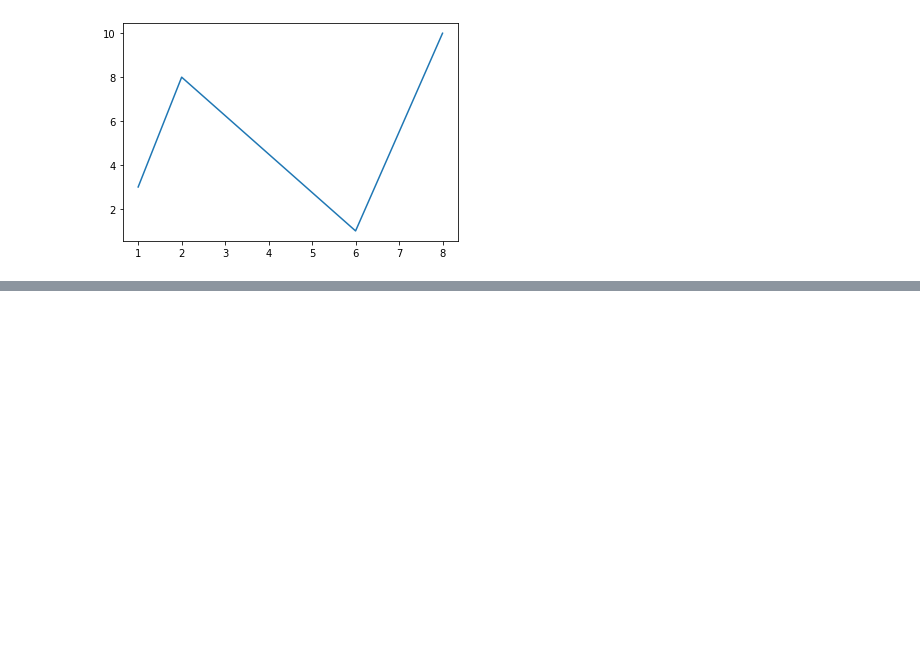
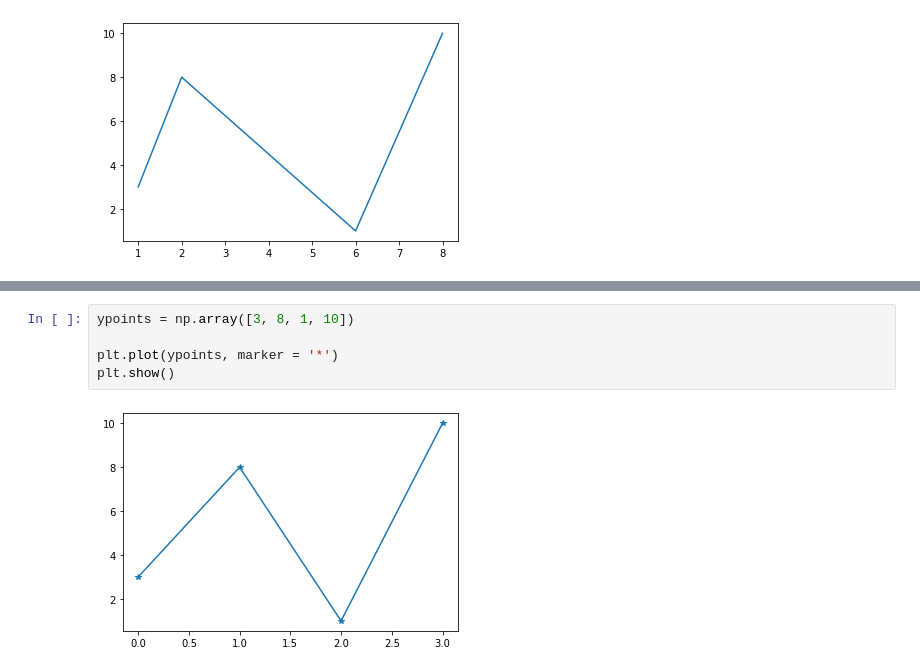
Before and after one commit to rajaramgautam/numpy-pandas-visualization-exercises, a Jupyter notebook: numpy-pandas-visualization-exercises/matplotlib_tutorial_w3_school.ipynb, the cells around one changed output, grey strips where cells are left out. Saved outputs shown, nothing was run; the diff lists cells and outputs as text; blank space fills up the shorter version.

```diff
--- a/numpy-pandas-visualization-exercises/matplotlib_tutorial_w3_school.ipynb
+++ b/numpy-pandas-visualization-exercises/matplotlib_tutorial_w3_school.ipynb
@@ -86,0 +115,7 @@ plt.show()
+# %%
+ypoints = np.array([3, 8, 1, 10])
+
+plt.plot(ypoints, marker = '*')
+plt.show()
+# %% [output]
+[figure, added]
```
Also changed, not shown: parts of 19 cells of this notebook.
